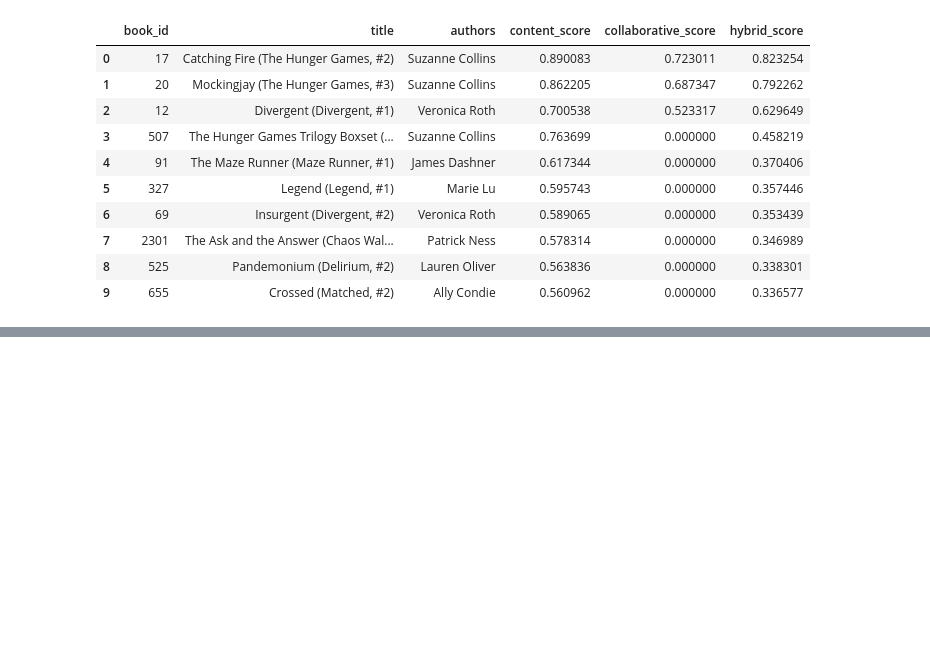
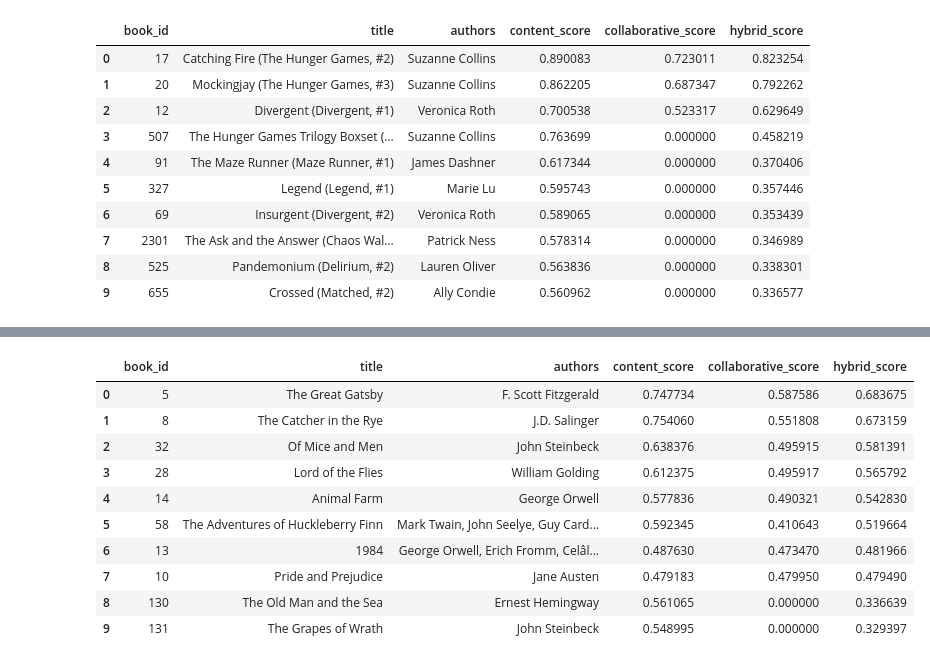
Before and after one commit to Yashi-tech-ai/BookNest, a Jupyter notebook: Notebooks/02_dataset_preprocessing.ipynb, the cells around one changed output, grey strips where cells are left out. Saved outputs shown, nothing was run; the diff lists cells and outputs as text; code cells hidden in the pictures; blank space fills up the shorter version.

```diff
--- a/Notebooks/02_dataset_preprocessing.ipynb
+++ b/Notebooks/02_dataset_preprocessing.ipynb
@@ -996,3 +996,19 @@ recommend_hybrid(
 | 7 | 399 | The Tales of Beedle the Bard | J.K. Rowling | 0.613436 | 0.000000 | 0.368062 |
 | 8 | 422 | Harry Potter Boxset (Harry Potter... | J.K. Rowling | 0.581982 | 0.000000 | 0.349189 |
 | 9 | 1286 | Quidditch Through the Ages | Kennilworthy Whisp, J.K. Rowling | 0.581230 | 0.000000 | 0.348738 |
+# %%
+recommend_hybrid(
+    "To Kill a Mockingbird"
+)
+# %% [output]
+|  | book_id | title | authors | content_score | collaborative_score | hybrid_score |
+| 0 | 5 | The Great Gatsby | F. Scott Fitzgerald | 0.747734 | 0.587586 | 0.683675 |
+| 1 | 8 | The Catcher in the Rye | J.D. Salinger | 0.754060 | 0.551808 | 0.673159 |
+| 2 | 32 | Of Mice and Men | John Steinbeck | 0.638376 | 0.495915 | 0.581391 |
+| 3 | 28 | Lord of the Flies | William Golding | 0.612375 | 0.495917 | 0.565792 |
+| 4 | 14 | Animal Farm | George Orwell | 0.577836 | 0.490321 | 0.542830 |
+| 5 | 58 | The Adventures of Huckleberry Finn | Mark Twain, John Seelye, Guy Card... | 0.592345 | 0.410643 | 0.519664 |
+| 6 | 13 | 1984 | George Orwell, Erich Fromm, Celâl... | 0.487630 | 0.473470 | 0.481966 |
+| 7 | 10 | Pride and Prejudice | Jane Austen | 0.479183 | 0.479950 | 0.479490 |
+| 8 | 130 | The Old Man and the Sea | Ernest Hemingway | 0.561065 | 0.000000 | 0.336639 |
+| 9 | 131 | The Grapes of Wrath | John Steinbeck | 0.548995 | 0.000000 | 0.329397 |
```
